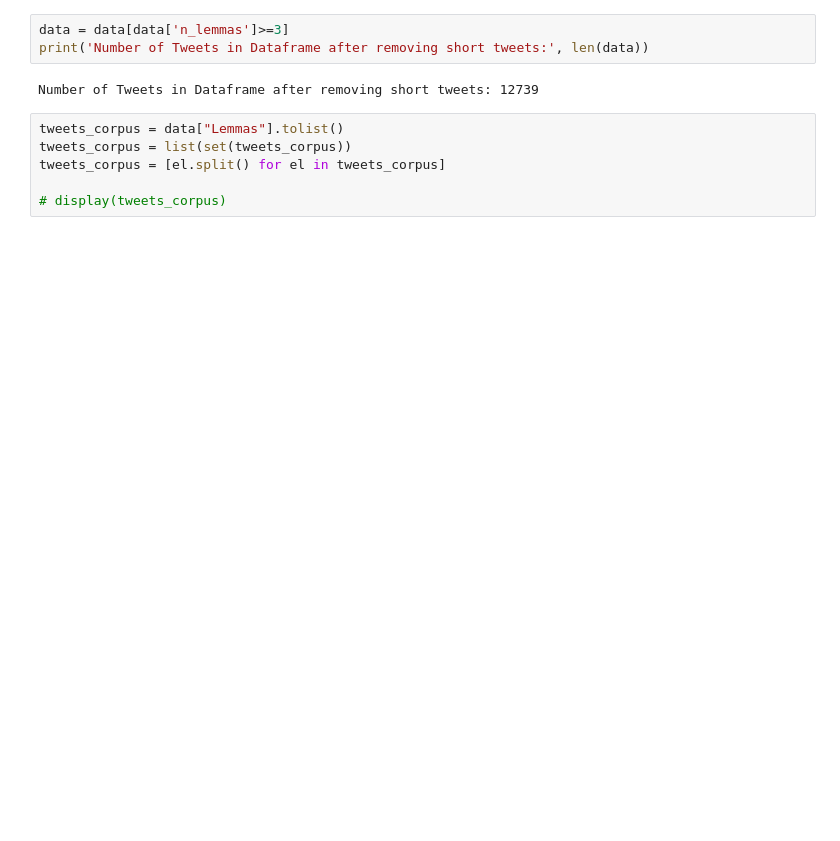
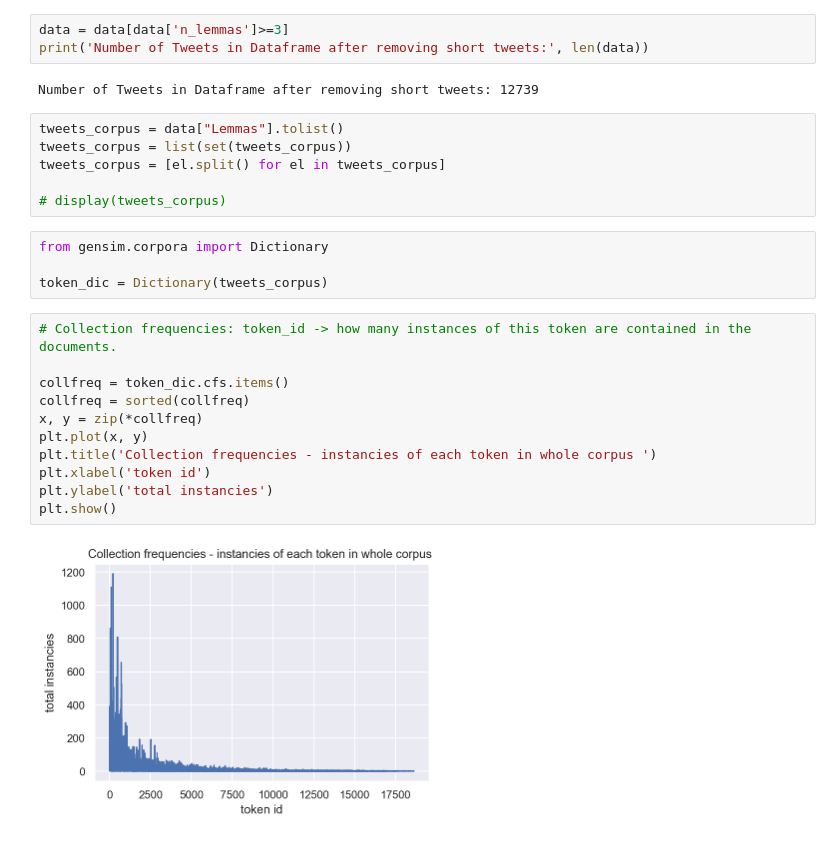
Before and after one commit to saizk/NLP-with-Spanish-Politicians-Tweets, a Jupyter notebook: data_analysis.ipynb, the cells around one changed output. Cells and saved outputs as stored; diff of their text form; blank space fills up the shorter version.

```diff
--- a/data_analysis.ipynb
+++ b/data_analysis.ipynb
@@ -111,3 +115,20 @@ tweets_corpus = list(set(tweets_corpus))
 tweets_corpus = [el.split() for el in tweets_corpus]
 
 # display(tweets_corpus)
+# %%
+from gensim.corpora import Dictionary
+
+token_dic = Dictionary(tweets_corpus)
+# %%
+# Collection frequencies: token_id -> how many instances of this token are contained in the documents.
+
+collfreq = token_dic.cfs.items()
+collfreq = sorted(collfreq)
+x, y = zip(*collfreq)
+plt.plot(x, y)
+plt.title('Collection frequencies - instancies of each token in whole corpus ')
+plt.xlabel('token id')
+plt.ylabel('total instancies')
+plt.show()
+# %% [output]
+[figure, added]
```
Also changed, not shown: parts of 8 cells of this notebook.
